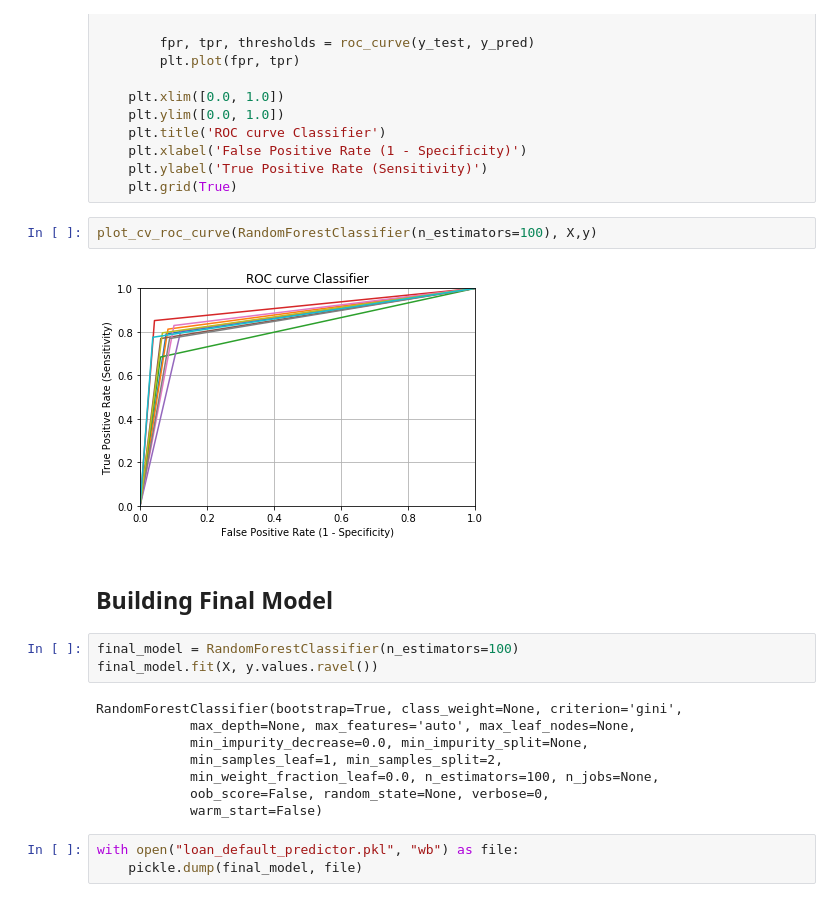
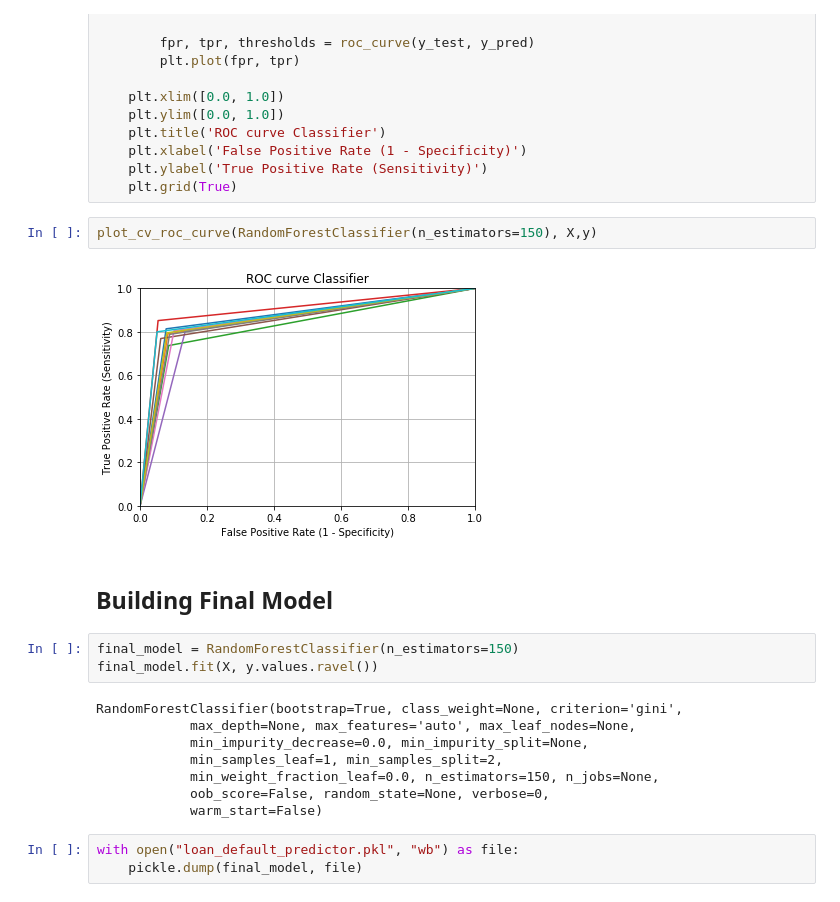
Before and after one commit to andresvourakis/Loan-Default-Prediction, a Jupyter notebook: 2-Model-Building.ipynb, the cells around one changed output. Cells and saved outputs as stored; diff of their text form.

```diff
--- a/2-Model-Building.ipynb
+++ b/2-Model-Building.ipynb
@@ -242,20 +248,20 @@ def plot_cv_roc_curve(model, X, y):
     plt.ylabel('True Positive Rate (Sensitivity)')
     plt.grid(True)
 # %%
-plot_cv_roc_curve(RandomForestClassifier(n_estimators=100), X,y)
+plot_cv_roc_curve(RandomForestClassifier(n_estimators=150), X,y)
 # %% [output]
-[figure, old version]
+[figure, new version]
 # %% [markdown]
 ## Building Final Model
 # %%
-final_model = RandomForestClassifier(n_estimators=100)
+final_model = RandomForestClassifier(n_estimators=150)
 final_model.fit(X, y.values.ravel())
 # %% [output]
 RandomForestClassifier(bootstrap=True, class_weight=None, criterion='gini',
             max_depth=None, max_features='auto', max_leaf_nodes=None,
             min_impurity_decrease=0.0, min_impurity_split=None,
             min_samples_leaf=1, min_samples_split=2,
-            min_weight_fraction_leaf=0.0, n_estimators=100, n_jobs=None,
+            min_weight_fraction_leaf=0.0, n_estimators=150, n_jobs=None,
             oob_score=False, random_state=None, verbose=0,
             warm_start=False)
 # %%
```
Also changed, not shown: parts of 2 cells of this notebook.
